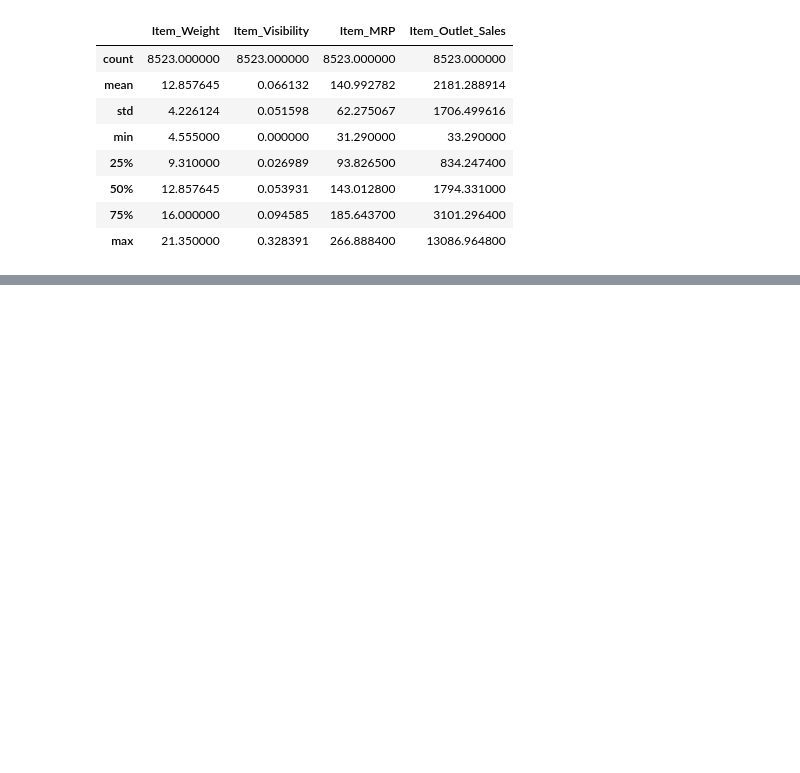
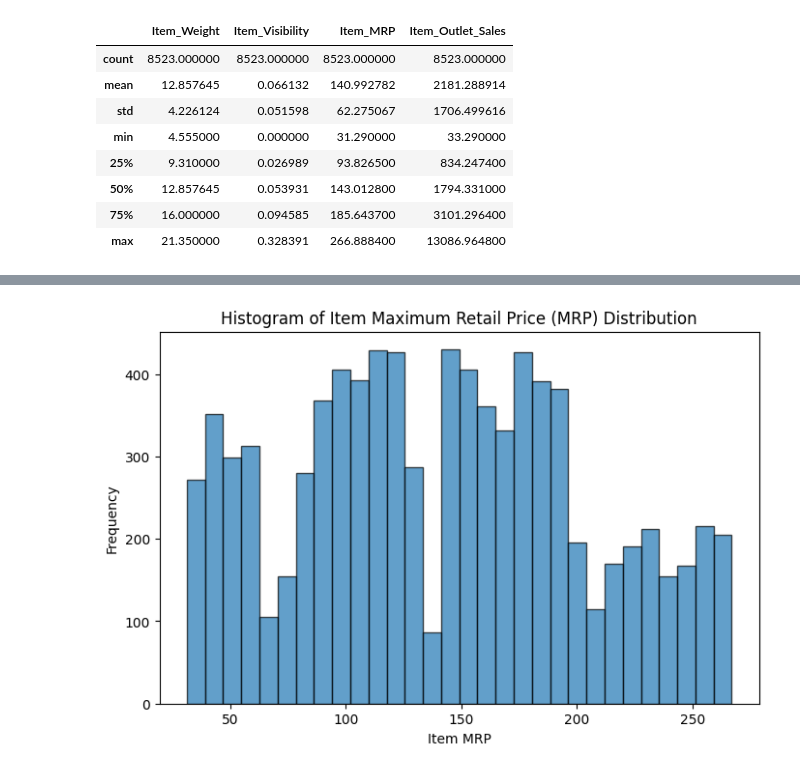
Before and after one commit to Gdan0326/Food_Sales_Predictions, a Jupyter notebook: Food_Sales_Predictions.ipynb, the cells around one changed output, grey strips where cells are left out. Saved outputs shown, nothing was run; the diff lists cells and outputs as text; code cells hidden in the pictures; blank space fills up the shorter version.

```diff
--- a/Food_Sales_Predictions.ipynb
+++ b/Food_Sales_Predictions.ipynb
@@ -145,0 +189,11 @@ df[summary_stat_numerical_data].describe()
+# %%
+# Plot histogram for Item_MRP Distribution
+# The distribution of Item MRP shows varying peaks which indicates that there are variety of goods sold at different price ranges
+plt.figure(figsize=(8, 5))
+plt.hist(df['Item_MRP'], bins = 30, edgecolor ='k', alpha =0.70)
+plt.title('Histogram of Item Maximum Retail Price (MRP) Distribution')
+plt.xlabel('Item MRP')
+plt.ylabel('Frequency')
+plt.show()
+# %% [output]
+[figure, added]
```
Also changed, not shown: parts of 15 cells of this notebook.
